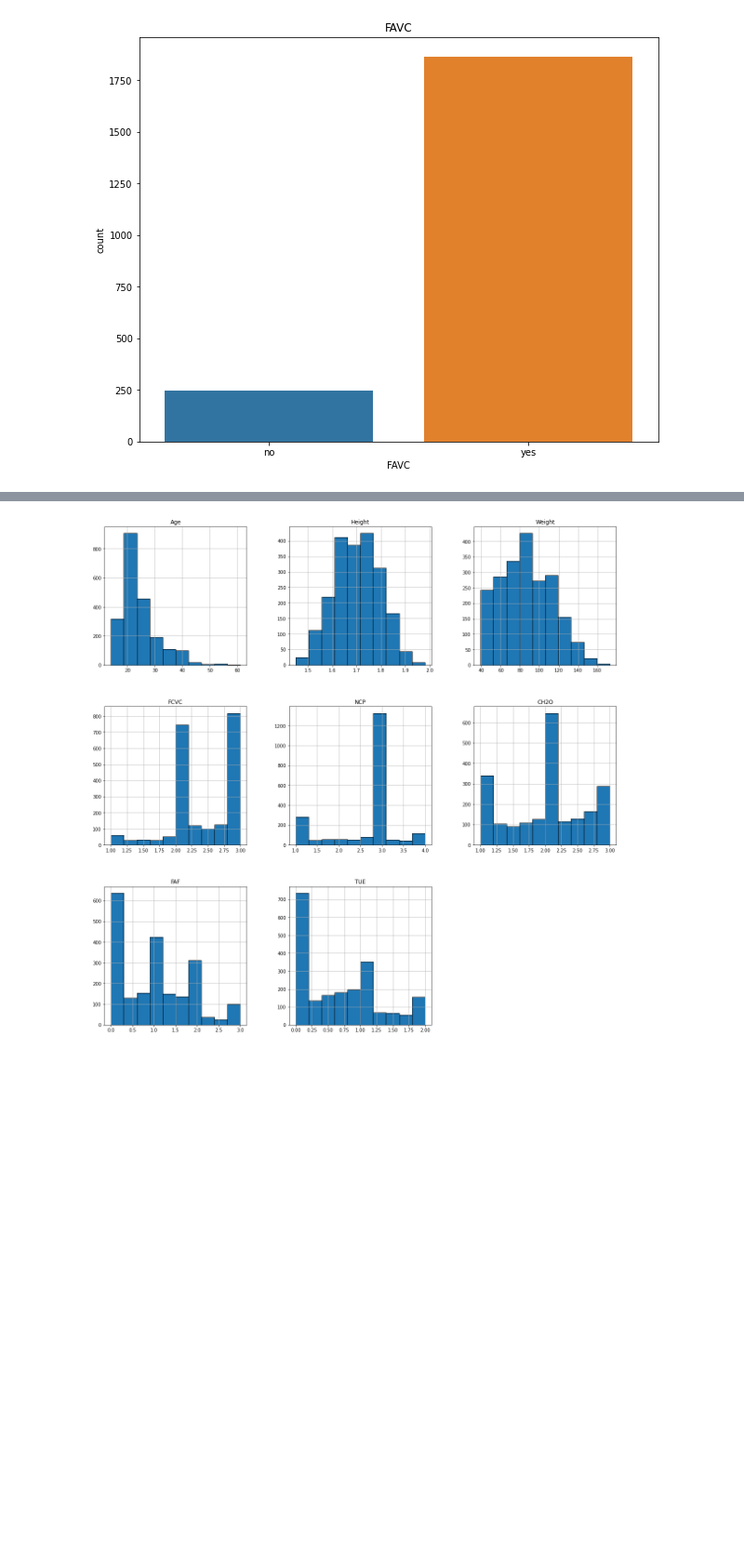
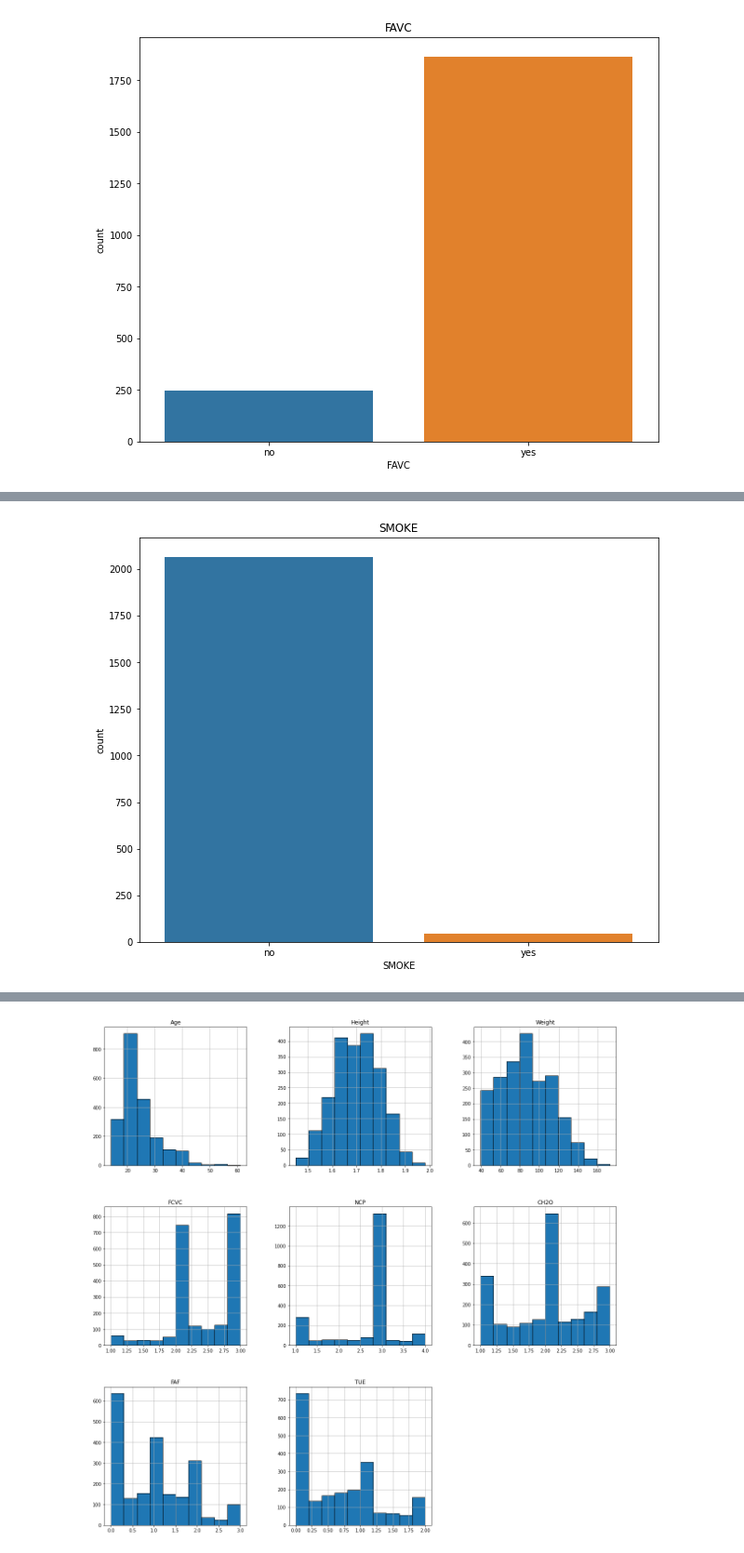
Before and after one commit to Andnaror/InformeDL, a Jupyter notebook: Informe.ipynb, the cells around one changed output, grey strips where cells are left out. Shown at 93% size. Drawn from its saved outputs; the diff is of its cells as text; code cells hidden in the pictures; blank space fills up the shorter version.

```diff
--- a/Untitled.ipynb
+++ b/Informe.ipynb
@@ -62,0 +79,7 @@ plt.show()
+# %%
+ax=plt.subplots(1,1,figsize=(10,8))
+sns.countplot(x='SMOKE',data=obesidad)
+plt.title("SMOKE")
+plt.show()
+# %% [output]
+[figure, added]
```
Also changed, not shown: parts of 10 cells of this notebook.
